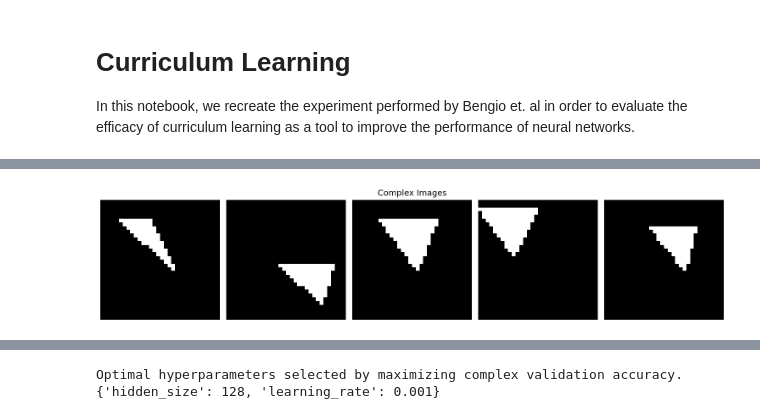
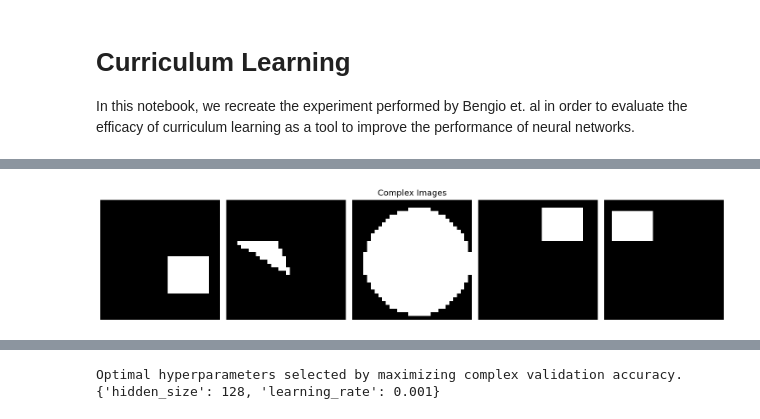
Before and after one commit to jonathonacarl/curriculum-learning, a Jupyter notebook: curriculum-learning.ipynb, the cells around one changed output, grey strips where cells are left out. Cells and saved outputs as stored; diff of their text form; code cells hidden in the pictures.

```diff
--- a/curriculum-learning.ipynb
+++ b/curriculum-learning.ipynb
@@ -56,25 +78,16 @@ plt.show()
 # %%
-import time
-
 fig, axes = plt.subplots(1, 5, figsize=(15, 6))
-
-triangles = []
-for i, label in enumerate(labels_complex.tolist()):
-
-    if label == 1 and len(triangles) < 5:
-        triangles.append(dataset_complex[i])
 
 for i in range(5):
 
-    axes[i].imshow(triangles[i], cmap='gray')
+    axes[i].imshow(dataset_complex[i], cmap='gray')
     axes[i].axis('off')
-
 
 plt.suptitle('Complex Images', y=0.75, fontsize=14)
 plt.tight_layout()
 plt.show()
 # %% [output]
-[figure, old version]
+[figure, new version]
 # %%
 from collections import Counter
 
```
Also changed, not shown: parts of 22 cells of this notebook, 57 other files.
